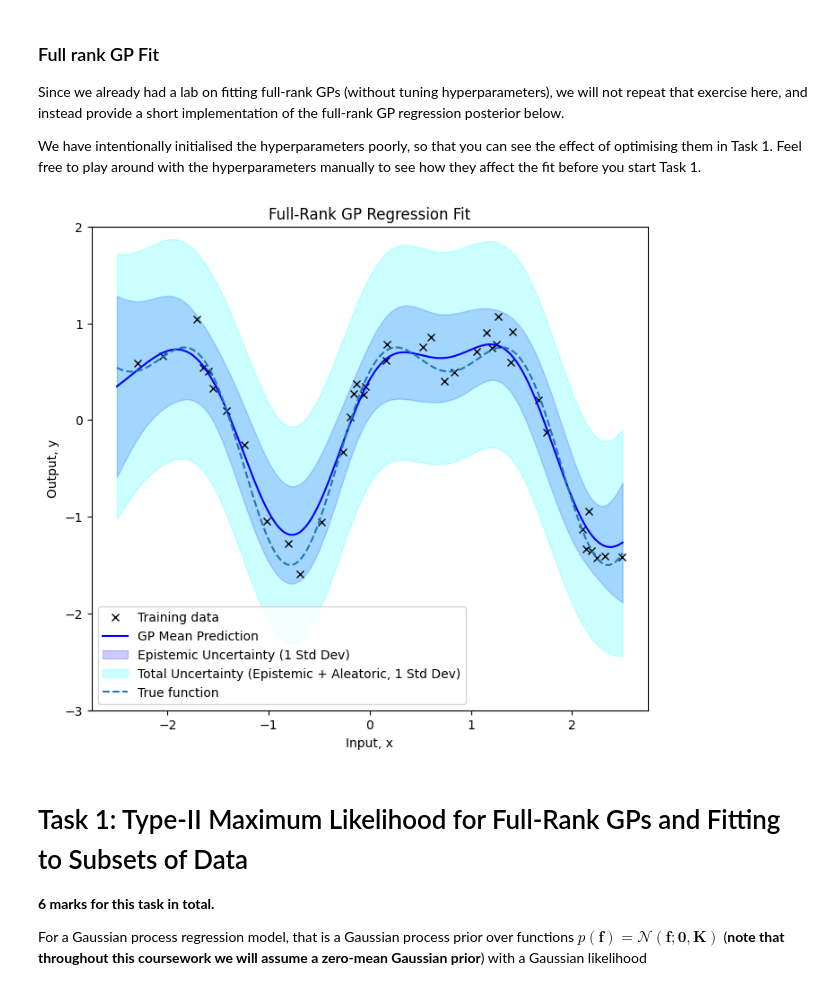
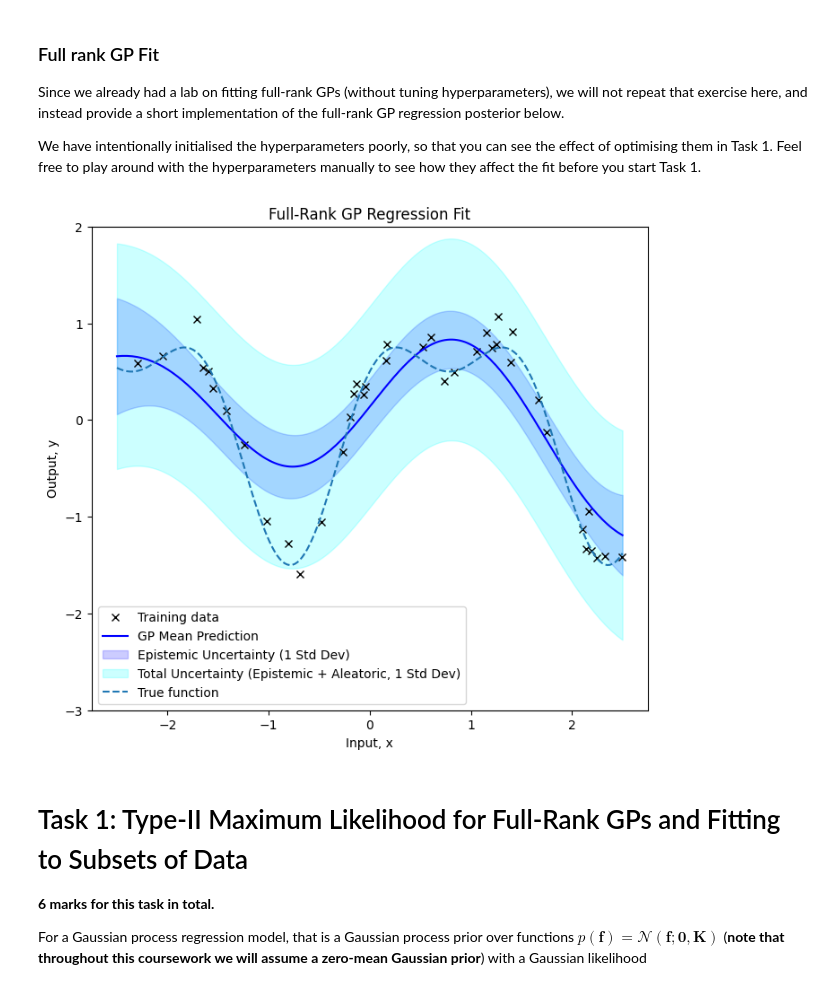
Before and after one commit to Epetch/Bayesian-ML-CW-2, a Jupyter notebook: cw2_partA.ipynb, the cells around one changed output. Drawn from its saved outputs; the diff is of its cells as text; code cells hidden in the pictures.

```diff
--- a/cw2_partA.ipynb
+++ b/cw2_partA.ipynb
@@ -164,36 +164,36 @@ def exact_gp_posterior(X_train, y_train, X_test, lengthscale, variance, noise_va
     # Want to compute: cov = K_ss - K_sx K_xx^{-1} K_xs
     # Equivalent to cov = K_ss - K_sx (L^{-T} L^{-1}) K_xs for K_xx = L L^T
     K_sx_L_invT = jsp.linalg.solve_triangular(L, K_xs, lower=True).T # K_sx L^{-T}
     cov = K_ss - K_sx_L_invT @ K_sx_L_invT.T # K_ss - K_sx L^{-T} L^{-1} K_xs
 
     return mu, cov
 
 # Plot full-rank GP fit
 # Default hyperparameters: lengthscale=1, variance=1**2, noise_var=1**2
-lengthscale = 0.5
-variance = 1.5**2
+lengthscale = 1
+variance = 1**2
 noise_var = 1**2
 
 def plot_exact_gp_fit(X_train, y_train, X_grid, f_grid, lengthscale, variance, noise_var, training_data_opacity=1.0):
     mu_f, cov_f = exact_gp_posterior(X_train, y_train, X_grid, lengthscale, variance, noise_var)
     epistemic_std_f = jnp.sqrt(jnp.diag(cov_f))
     aleatoric_std = jnp.sqrt(noise_var)
     plt.figure(figsize=(8, 7))
     plt.plot(X_train, y_train, 'kx', label='Training data', alpha=training_data_opacity)
     plt.plot(X_grid, mu_f, 'b', label='GP Mean Prediction')
     plt.fill_between(X_grid, mu_f - epistemic_std_f, mu_f + epistemic_std_f, color='blue', alpha=0.2, label='Epistemic Uncertainty (1 Std Dev)')
     plt.fill_between(X_grid, mu_f - jnp.sqrt(epistemic_std_f**2 + aleatoric_std**2), mu_f + jnp.sqrt(epistemic_std_f**2 + aleatoric_std**2), color='cyan', alpha=0.2, label='Total Uncertainty (Epistemic + Aleatoric, 1 Std Dev)')
     plt.plot(X_grid, f_grid, '--', label='True function')
     plt.xlabel('Input, x')
     plt.ylabel('Output, y')
     plt.title('Full-Rank GP Regression Fit')
     plt.legend(loc ='lower left')
     plt.ylim(-3, 2)
     plt.show()
 
 plot_exact_gp_fit(X_train, y_train, X_grid, f_grid, lengthscale, variance, noise_var)
 # %% [output]
-[figure, old version]
+[figure, new version]
 # %% [markdown]
 # Task 1: Type-II Maximum Likelihood for Full-Rank GPs and Fitting to Subsets of Data
 **6 marks for this task in total.**
```
Also changed, not shown: parts of 5 cells of this notebook.
